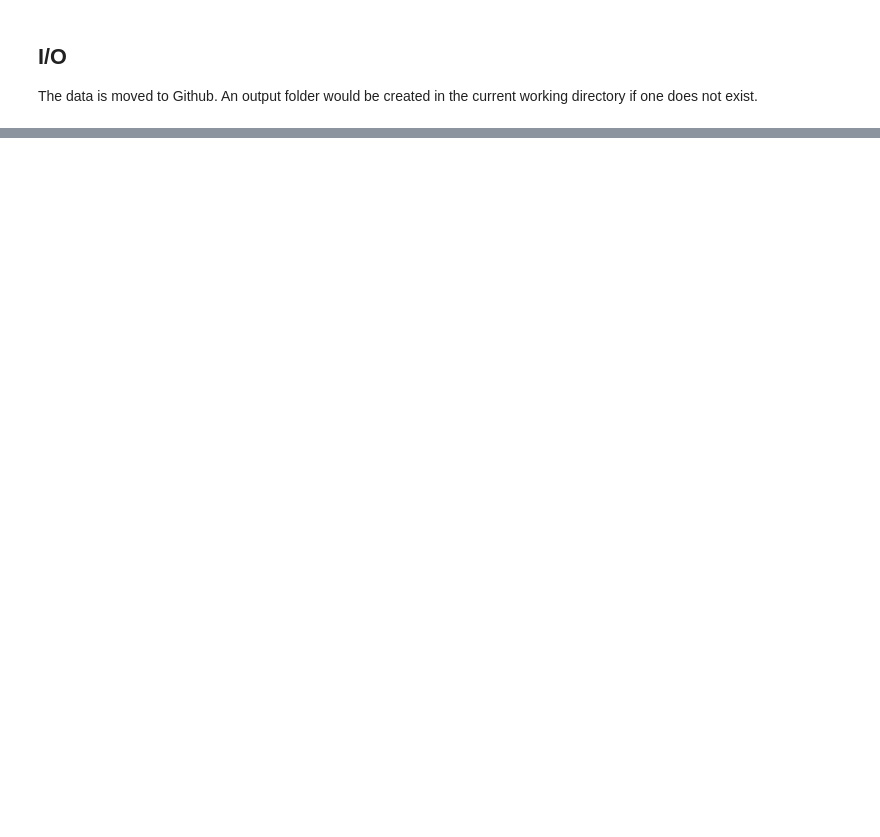
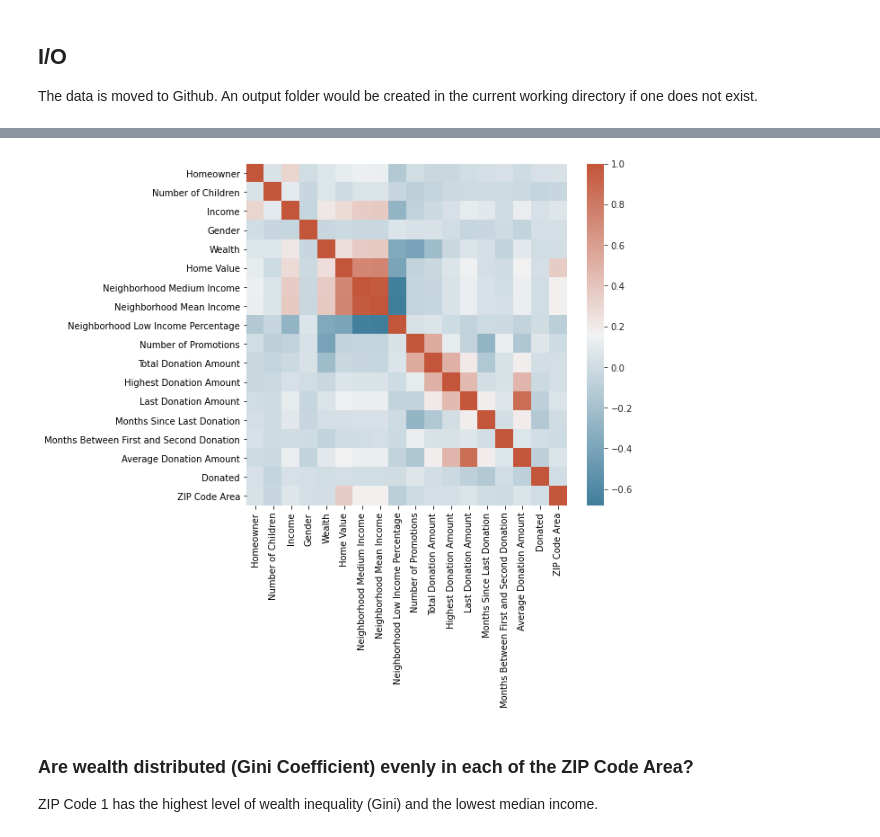
Before and after one commit to lokdoesdata/syracuse-assorted, a Jupyter notebook: ist_652/homework_1/lok_ngan_homework_1.ipynb, the cells around one changed output, grey strips where cells are left out. Cells and saved outputs as stored; diff of their text form; code cells hidden in the pictures; blank space fills up the shorter version.

```diff
--- a/ist_652/homework_1/lok_ngan_homework_1.ipynb
+++ b/ist_652/homework_1/lok_ngan_homework_1.ipynb
@@ -245,0 +121,14 @@ A copy of the output file can be obtained [here](https://raw.githubusercontent.c
+# %%
+def zip_code_decoder(two, three, four, five):
+    if two:
+        return(2)
+    elif three:
+        return(3)
+    elif four:
+        return(4)
+    elif five:
+        return(5)
+    else:
+        return(1)
+
+df['ZIP Code Area'] = df[['zipconvert_2', 'zipconvert_3', 'zipconvert_4', 'zipconvert_5']].apply(lambda x: zip_code_decoder(*x), axis=1)
@@ -245,0 +142,2 @@ A copy of the output file can be obtained [here](https://raw.githubusercontent.c
+# %%
+df.drop(['Row Id.', 'zipconvert_2', 'zipconvert_3', 'zipconvert_4', 'zipconvert_5', 'TARGET_D'], axis=1, inplace=True)
@@ -245,0 +146,20 @@ A copy of the output file can be obtained [here](https://raw.githubusercontent.c
+# %%
+df.rename({
+    'homeowner dummy': 'Homeowner',
+    'NUMCHLD': 'Number of Children',
+    'INCOME': 'Income',
+    'gender dummy': 'Gender',
+    'WEALTH': 'Wealth',
+    'HV': 'Home Value',
+    'Icmed': 'Neighborhood Median Income',
+    'Icavg': 'Neighborhood Mean Income',
+    'IC15': 'Neighborhood Low Income Percentage',
+    'NUMPROM': 'Number of Promotions',
+    'RAMNTALL': 'Total Donation Amount',
+    'MAXRAMNT': 'Highest Donation Amount',
+    'LASTGIFT': 'Last Donation Amount',
+    'totalmonths': 'Months Since Last Donation',
+    'TIMELAG': 'Months Between First and Second Donation',
+    'AVGGIFT': 'Average Donation Amount',
+    'TARGET_B': 'Donated'
+}, axis=1, inplace=True)
@@ -245,0 +192,15 @@ A copy of the output file can be obtained [here](https://raw.githubusercontent.c
+# %%
+f1, ax1 = plt.subplots(1, figsize=(8,7))
+df_corr = df.corr()
+
+with sns.axes_style('white'):
+    cmap = sns.diverging_palette(230, 20, as_cmap=True)
+    g1 = sns.heatmap(data=df_corr, cmap=cmap, ax=ax1)
+
+f1.savefig(OUTPUT_PATH.joinpath('correlation_matrix.png'), dpi=200, bbox_inches='tight')
+# %% [output]
+[figure, added]
+# %% [markdown]
+### Are wealth distributed (Gini Coefficient) evenly in each of the ZIP Code Area?
+
+ZIP Code 1 has the highest level of wealth inequality (Gini) and the lowest median income.
```
Also changed, not shown: parts of 55 cells of this notebook, 6 other files.
